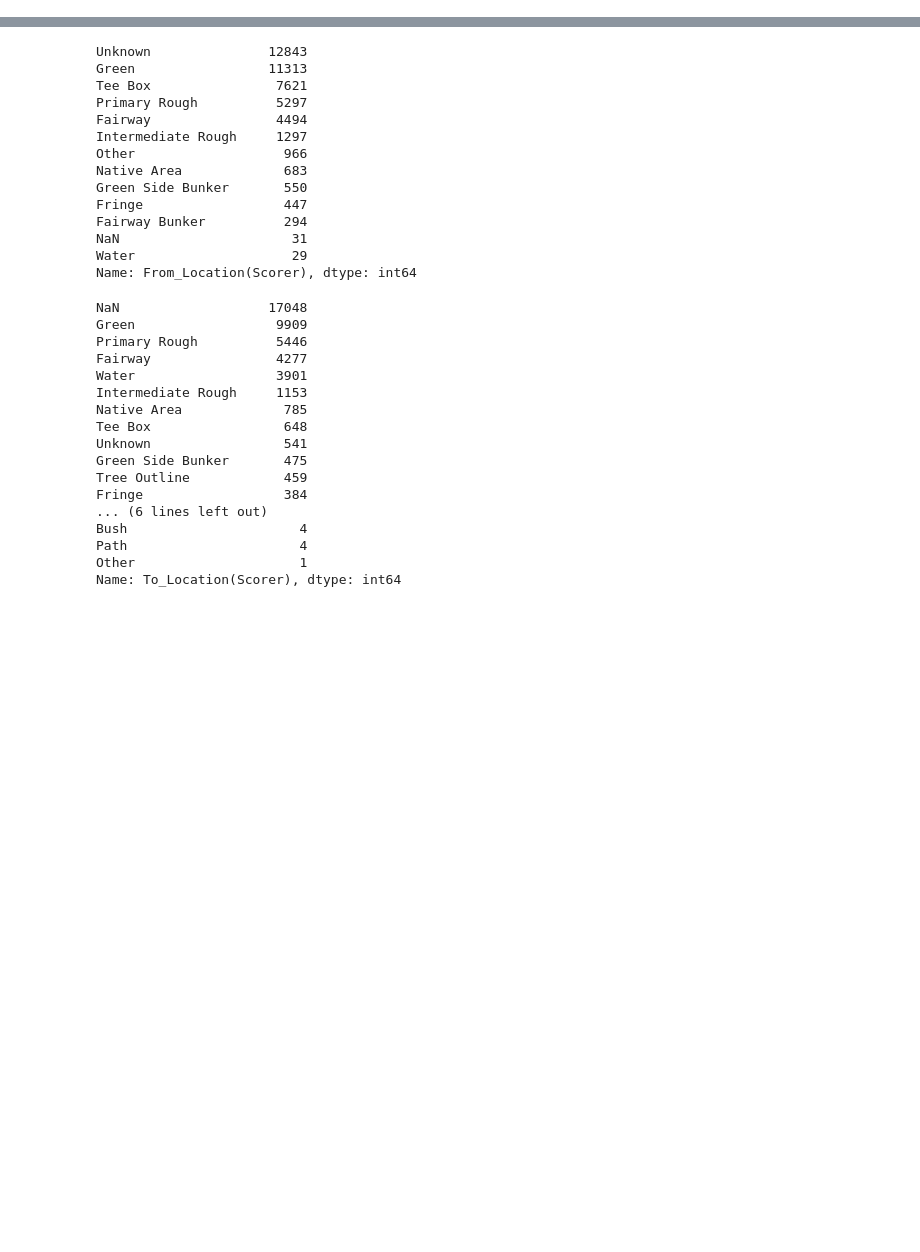
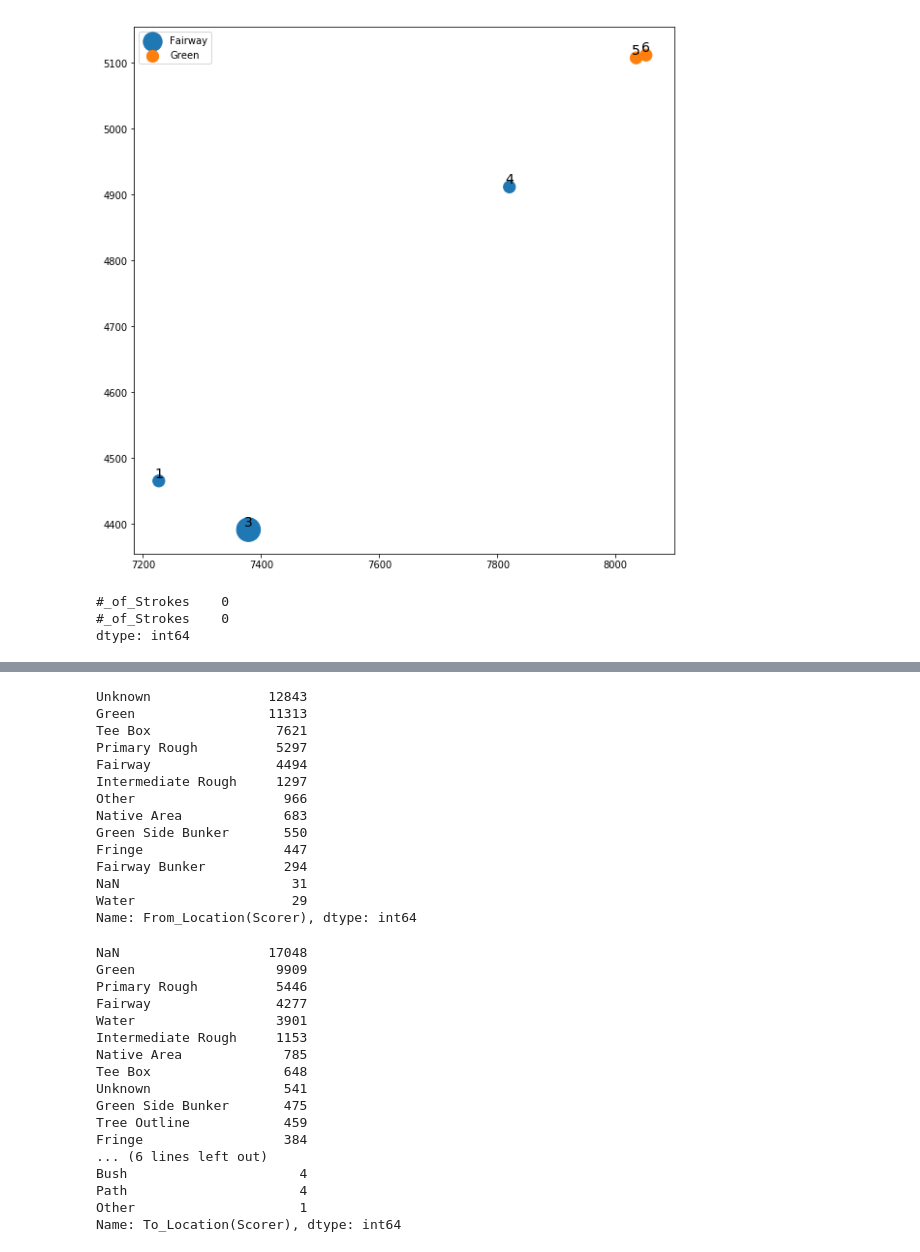
Before and after one commit to adamwlev/StrokesGained2, a Jupyter notebook: Exploration/'Extra Shots'.ipynb, the cells around one changed output, grey strips where cells are left out. Cells and saved outputs as stored; diff of their text form; code cells hidden in the pictures; blank space fills up the shorter version.

```diff
--- a/Exploration/'Extra Shots'.ipynb
+++ b/Exploration/'Extra Shots'.ipynb
@@ -177,0 +260,8 @@ data.iloc[suspect][cols_of_interest]
+# %%
+def gen():
+    for tup,df in data.iloc[holes_with_unplayed_provisionals].groupby(id_cols):
+        yield df
+# %%
+g = gen()
+# %%
+d = next(g).copy()
@@ -177,0 +279,19 @@ data.iloc[suspect][cols_of_interest]
+# %%
+d = d[d.X_Coordinate!=0]
+# %%
+fig,ax = plt.subplots(1,1,figsize=(10,10))
+for turf,df in d.groupby('To_Location(Scorer)'):
+    ax.scatter(df.X_Coordinate,df.Y_Coordinate,label = turf,s=[600 if st=='U' else 150
+                                                               for st in df['Shot_Type(S/P/D)']])
+    for row_ind,row in df.iterrows():
+        ax.text(row.X_Coordinate,row.Y_Coordinate+5,s=row.Shot,
+                horizontalalignment='center',fontsize=14)
+plt.legend();
+# %% [output]
+[figure, added]
+# %%
+data.loc[data['Shot_Type(S/P/D)']=='Pr','#_of_Strokes']
+# %% [output]
+#_of_Strokes    0
+#_of_Strokes    0
+dtype: int64
```
Also changed, not shown: parts of 52 cells of this notebook, 3 other files.
